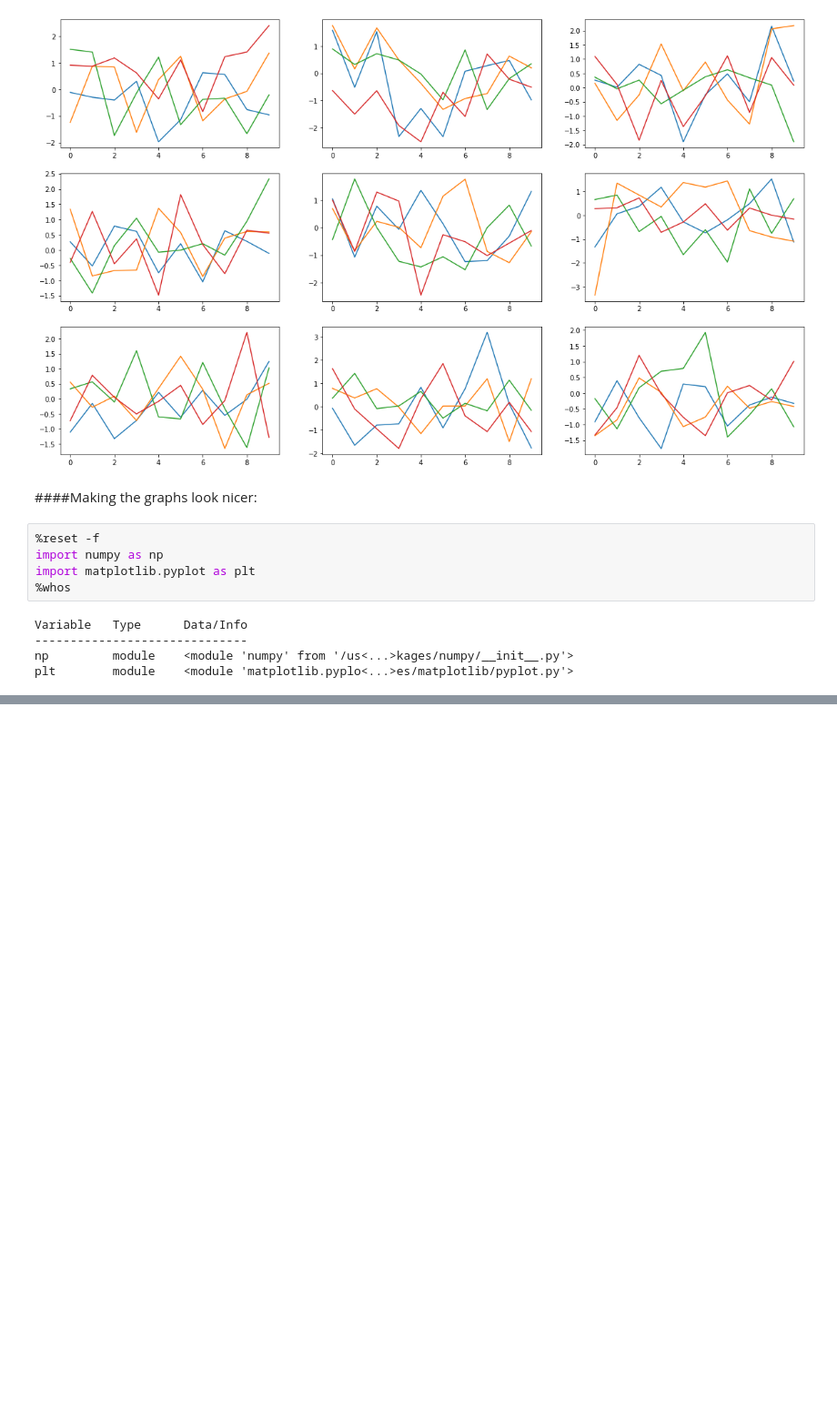
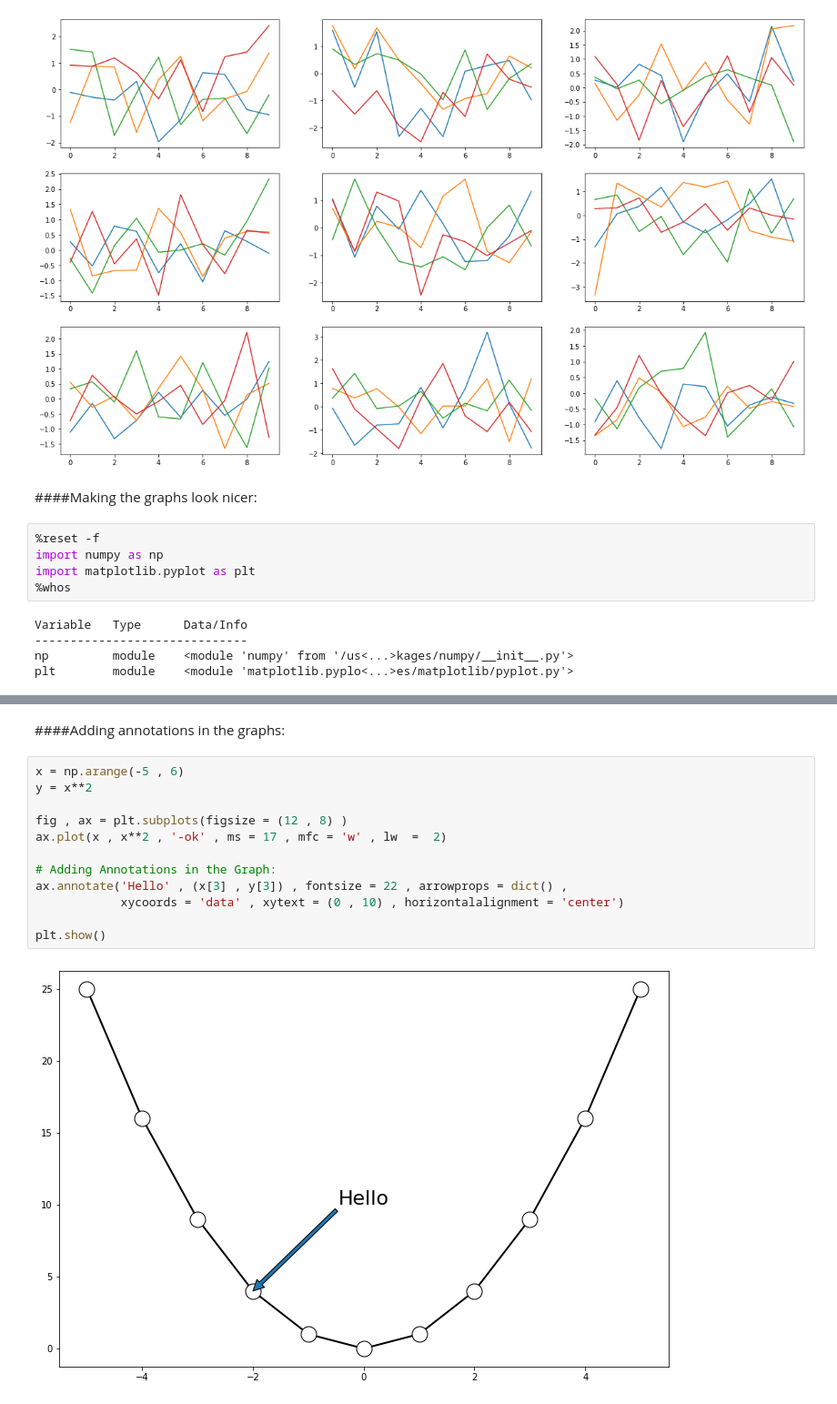
Before and after one commit to dabhimanyu/learn_to_code, a Jupyter notebook: 002_Mike_Python_lec_002.ipynb, the cells around one changed output, grey strips where cells are left out. Shown at 91% size. Drawn from its saved outputs; the diff is of its cells as text; blank space fills up the shorter version.

```diff
--- a/002_Mike_Python_lec_002.ipynb
+++ b/002_Mike_Python_lec_002.ipynb
@@ -502,0 +557,16 @@ Data Ratio =  4.666666666666667
+# %% [markdown]
+####Adding annotations in the graphs:
+# %%
+x = np.arange(-5 , 6)
+y = x**2
+
+fig , ax = plt.subplots(figsize = (12 , 8) )
+ax.plot(x , x**2 , '-ok' , ms = 17 , mfc = 'w' , lw  =  2)
+
+# Adding Annotations in the Graph:
+ax.annotate('Hello' , (x[3] , y[3]) , fontsize = 22 , arrowprops = dict() ,
+            xycoords = 'data' , xytext = (0 , 10) , horizontalalignment = 'center')
+
+plt.show()
+# %% [output]
+[figure, added]
```
Also changed, not shown: parts of 5 cells of this notebook.
